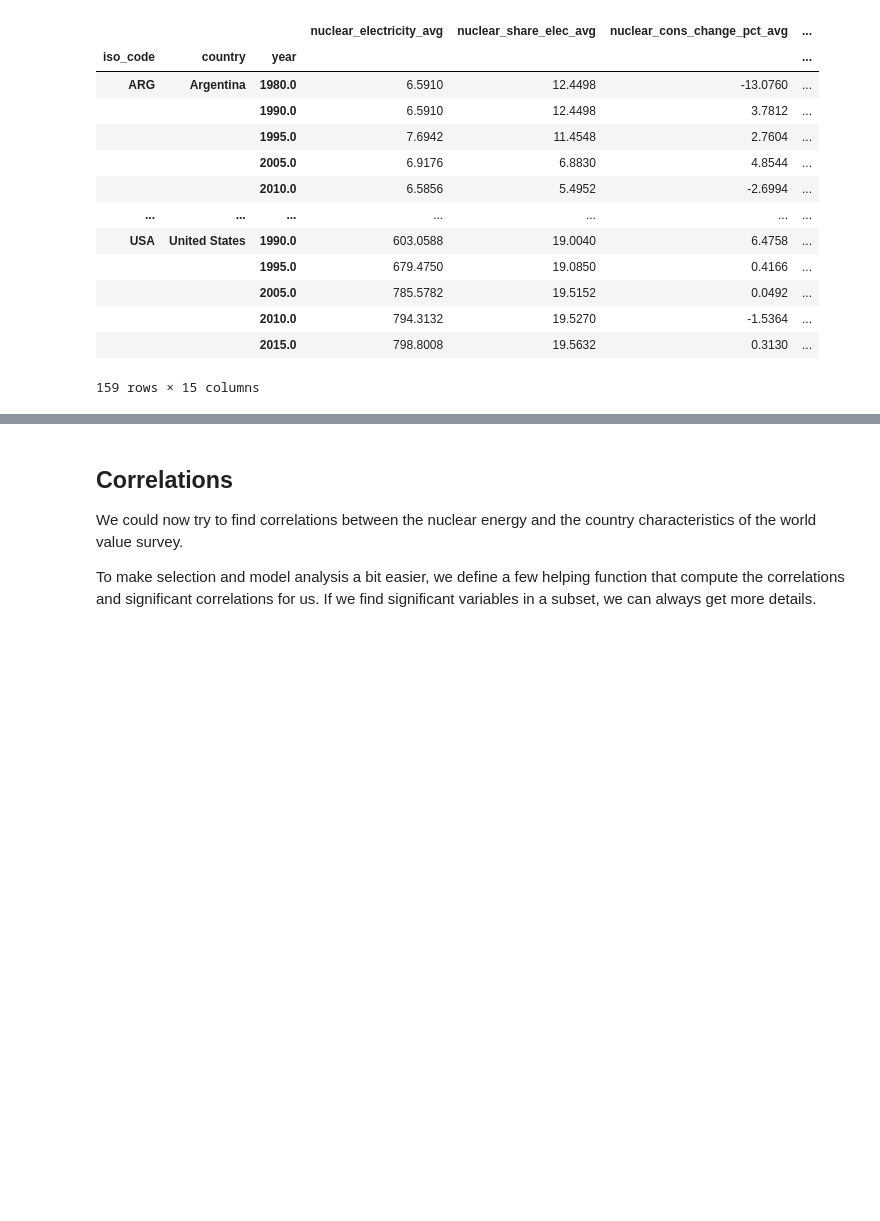
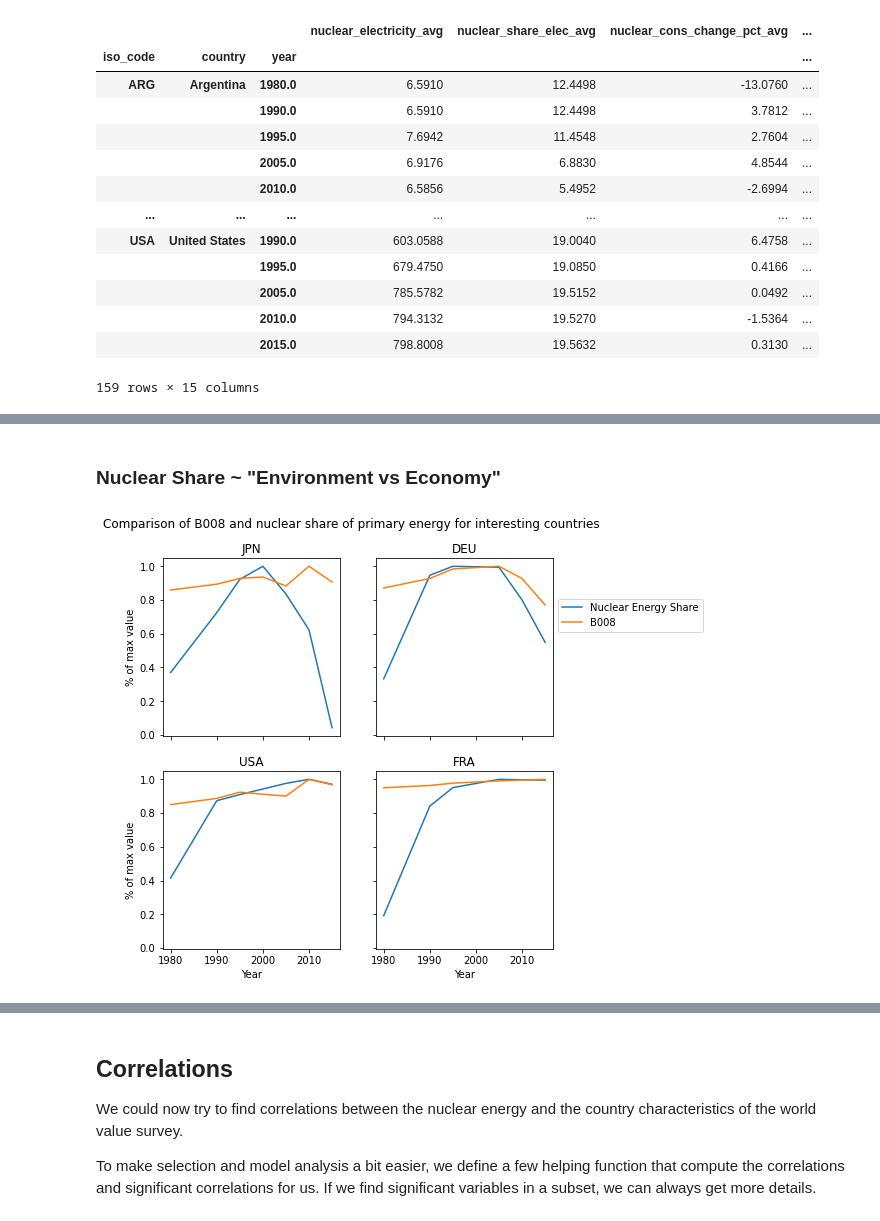
Before and after one commit to Molybdenum42/DOPP_Exercise3, a Jupyter notebook: Characteristic_of_Nuclear_Countries.ipynb, the cells around one changed output, grey strips where cells are left out. Cells and saved outputs as stored; diff of their text form; code cells hidden in the pictures; blank space fills up the shorter version.

Commit message:
Add comparative plots of nuclear share of primary energy and selected features.

```diff
--- a/Characteristic_of_Nuclear_Countries.ipynb
+++ b/Characteristic_of_Nuclear_Countries.ipynb
@@ -378,0 +388,27 @@ merged_all
+# %%
+def plot_nuc_comparison_for_country_feature(country_code, feature_code, axis):
+    mplot = merged_all.reset_index()
+    mplot = mplot.loc[mplot.iso_code.isin([country_code]),mplot.columns.isin(["nuclear_comp_share_percent_avg", feature_code, "year"])]
+    # Absolute scale the data so we can compare it in a plot, we are only interested in trends anyways
+    mplot[feature_code] = mplot[feature_code] / mplot[feature_code].abs().max()
+    mplot['nuclear_comp_share_percent_avg'] = mplot['nuclear_comp_share_percent_avg'] / mplot['nuclear_comp_share_percent_avg'].abs().max()
+    sns.lineplot(ax=axis, data=mplot, x="year",y="nuclear_comp_share_percent_avg")
+    sns.lineplot(ax=axis, data=mplot, x="year",y=feature_code)
+    axis.set_title(country_code)
+    axis.set_xlabel("Year")
+    axis.set_ylabel("% of max value")
+    plt.legend(labels=["Nuclear Energy Share", feature_code], loc = 2, bbox_to_anchor = (1,2))
+
+def draw_subplot_for_interesting_countries(feature_code):
+    fig, axs = plt.subplots(2,2, sharex=True, sharey=True, figsize=(7,7))
+    fig.suptitle(f"Comparison of {feature_code} and nuclear share of primary energy for interesting countries")
+    fig.subplots_adjust(top=0.9)
+    axs = axs.flatten()
+    for i, country in enumerate(comp_countries):
+        plot_nuc_comparison_for_country_feature(country, feature_code, axs[i])
+# %% [markdown]
+### Nuclear Share ~ "Environment vs Economy"
+# %%
+draw_subplot_for_interesting_countries("B008")
+# %% [output]
+[figure, added]
```
Also changed, not shown: parts of 12 cells of this notebook.
